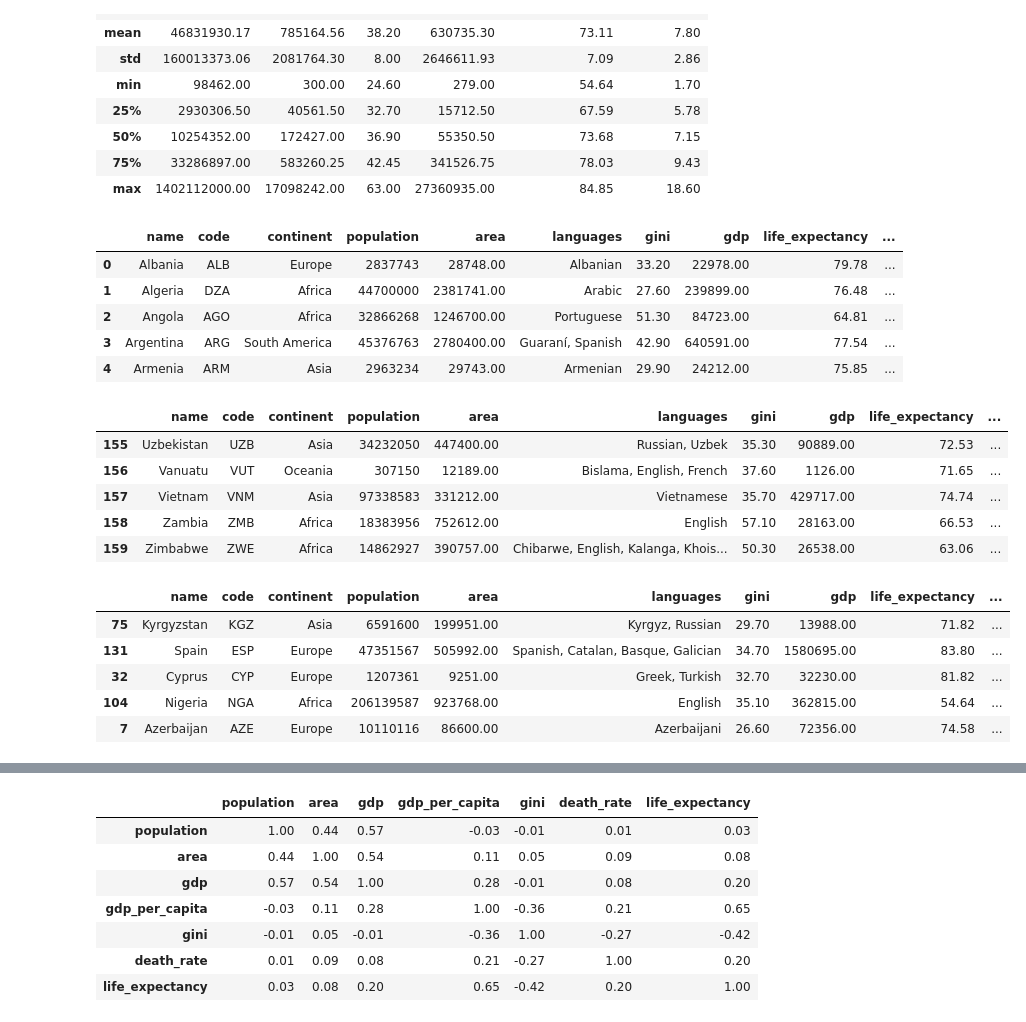
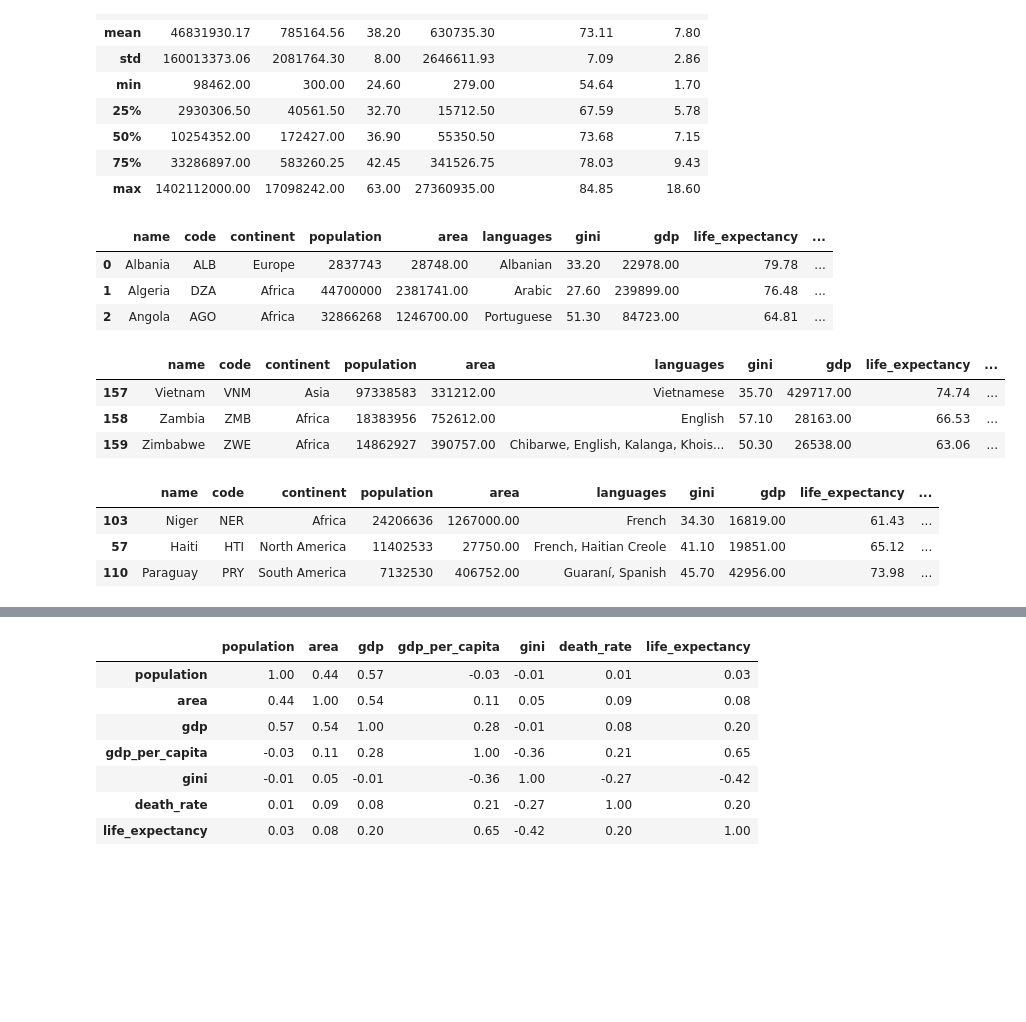
Before and after one commit to nadpierre/countries-eda-project, a Jupyter notebook: Country Analysis.ipynb, the cells around one changed output, grey strips where cells are left out. Saved outputs shown, nothing was run; the diff lists cells and outputs as text; code cells hidden in the pictures; blank space fills up the shorter version.

```diff
--- a/Country Analysis.ipynb
+++ b/Country Analysis.ipynb
@@ -463,34 +445,28 @@ countries.describe()
 # %%
 # Sort countries in alphabetical order and reset index
 countries = countries.sort_values(by='name').reset_index(drop=True)
-countries.head()
+countries.head(3)
 # %% [output]
 |  | name | code | continent | population | area | languages | gini | gdp | life_expectancy | ... |
 | 0 | Albania | ALB | Europe | 2837743 | 28748.00 | Albanian | 33.20 | 22978.00 | 79.78 | ... |
 | 1 | Algeria | DZA | Africa | 44700000 | 2381741.00 | Arabic | 27.60 | 239899.00 | 76.48 | ... |
 | 2 | Angola | AGO | Africa | 32866268 | 1246700.00 | Portuguese | 51.30 | 84723.00 | 64.81 | ... |
-| 3 | Argentina | ARG | South America | 45376763 | 2780400.00 | Guaraní, Spanish | 42.90 | 640591.00 | 77.54 | ... |
-| 4 | Armenia | ARM | Asia | 2963234 | 29743.00 | Armenian | 29.90 | 24212.00 | 75.85 | ... |
 # %%
-countries.tail()
+countries.tail(3)
 # %% [output]
 |  | name | code | continent | population | area | languages | gini | gdp | life_expectancy | ... |
-| 155 | Uzbekistan | UZB | Asia | 34232050 | 447400.00 | Russian, Uzbek | 35.30 | 90889.00 | 72.53 | ... |
-| 156 | Vanuatu | VUT | Oceania | 307150 | 12189.00 | Bislama, English, French | 37.60 | 1126.00 | 71.65 | ... |
 | 157 | Vietnam | VNM | Asia | 97338583 | 331212.00 | Vietnamese | 35.70 | 429717.00 | 74.74 | ... |
 | 158 | Zambia | ZMB | Africa | 18383956 | 752612.00 | English | 57.10 | 28163.00 | 66.53 | ... |
 | 159 | Zimbabwe | ZWE | Africa | 14862927 | 390757.00 | Chibarwe, English, Kalanga, Khois... | 50.30 | 26538.00 | 63.06 | ... |
 # %%
 # Add new column named GDP per Capita (per 100,000 people)
 countries['gdp_per_capita'] = countries['gdp'] / countries['population'] * 100000
-countries.sample(5)
+countries.sample(3)
 # %% [output]
 |  | name | code | continent | population | area | languages | gini | gdp | life_expectancy | ... |
-| 75 | Kyrgyzstan | KGZ | Asia | 6591600 | 199951.00 | Kyrgyz, Russian | 29.70 | 13988.00 | 71.82 | ... |
-| 131 | Spain | ESP | Europe | 47351567 | 505992.00 | Spanish, Catalan, Basque, Galician | 34.70 | 1580695.00 | 83.80 | ... |
-| 32 | Cyprus | CYP | Europe | 1207361 | 9251.00 | Greek, Turkish | 32.70 | 32230.00 | 81.82 | ... |
-| 104 | Nigeria | NGA | Africa | 206139587 | 923768.00 | English | 35.10 | 362815.00 | 54.64 | ... |
-| 7 | Azerbaijan | AZE | Europe | 10110116 | 86600.00 | Azerbaijani | 26.60 | 72356.00 | 74.58 | ... |
+| 103 | Niger | NER | Africa | 24206636 | 1267000.00 | French | 34.30 | 16819.00 | 61.43 | ... |
+| 57 | Haiti | HTI | North America | 11402533 | 27750.00 | French, Haitian Creole | 41.10 | 19851.00 | 65.12 | ... |
+| 110 | Paraguay | PRY | South America | 7132530 | 406752.00 | Guaraní, Spanish | 45.70 | 42956.00 | 73.98 | ... |
 # %%
 # Reorder columns
 countries = countries[[
```
Also changed, not shown: parts of 21 cells of this notebook, 1 other file.
